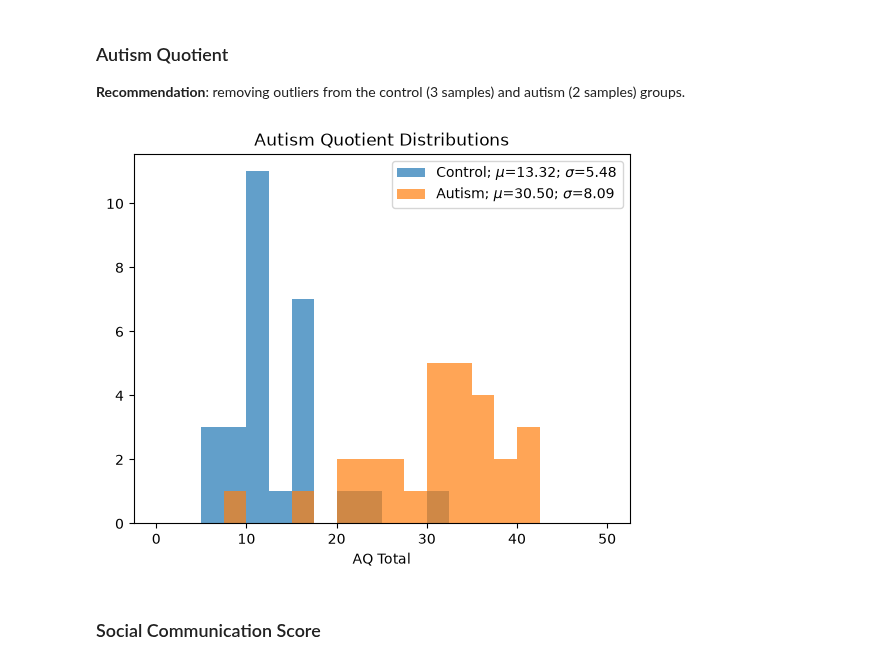
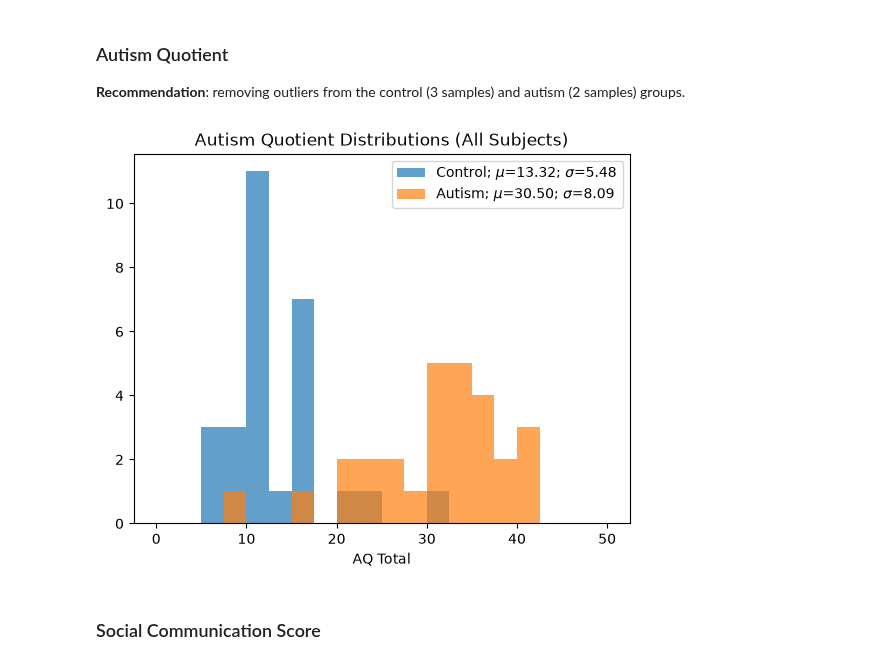
Before and after one commit to Erdos-Projects/fall-2026-autism, a Jupyter notebook: notebooks/eda.ipynb, the cells around one changed output. Drawn from its saved outputs; the diff is of its cells as text; code cells hidden in the pictures.

```diff
--- a/notebooks/eda.ipynb
+++ b/notebooks/eda.ipynb
@@ -379,9 +422,9 @@ plt.show()
 # %%
 control_vals = control[(control["AQ_TOTAL"] >= 0) & (control["AQ_TOTAL"] <= 50)]["AQ_TOTAL"]
 autism_vals = autism[(autism["AQ_TOTAL"] >= 0) & (autism["AQ_TOTAL"] <= 50)]["AQ_TOTAL"]
-plot_distributions(control_vals, autism_vals, "Autism Quotient Distributions", "AQ Total", save="aq_total.png")
+plot_distributions(control_vals, autism_vals, "Autism Quotient Distributions (All Subjects)", "AQ Total", save="aq_total.png")
 # %% [output]
-[figure, old version]
+[figure, new version]
 # %% [markdown]
 ### Social Communication Score
 # %%
```
Also changed, not shown: parts of 7 cells of this notebook, 1 other file.
